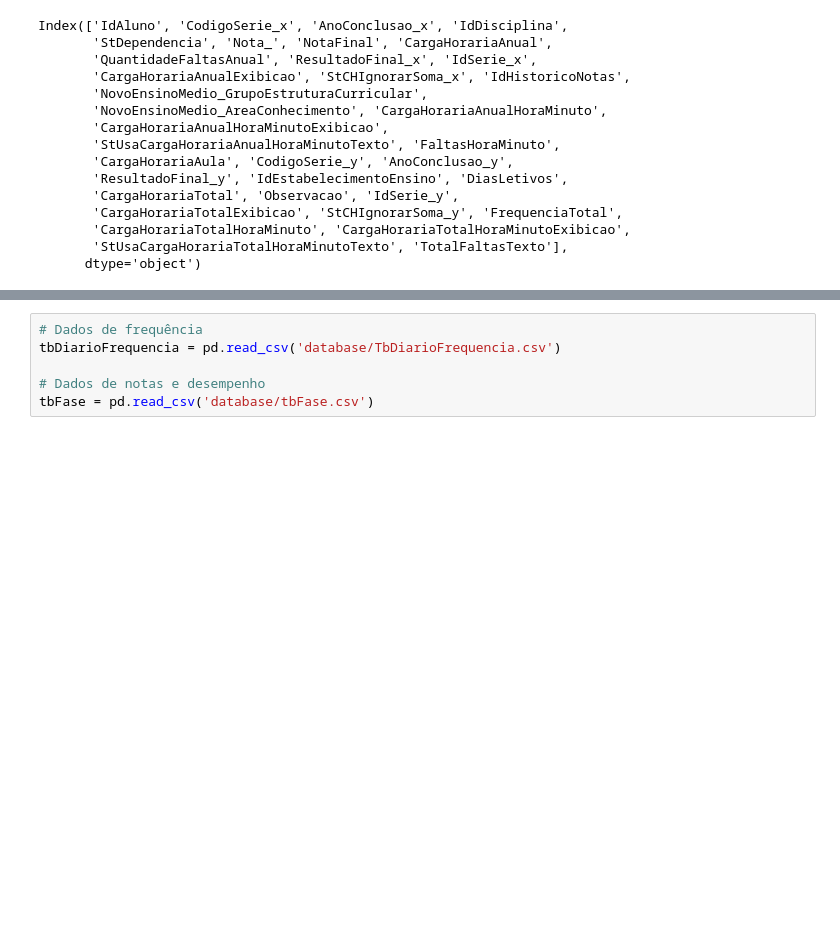
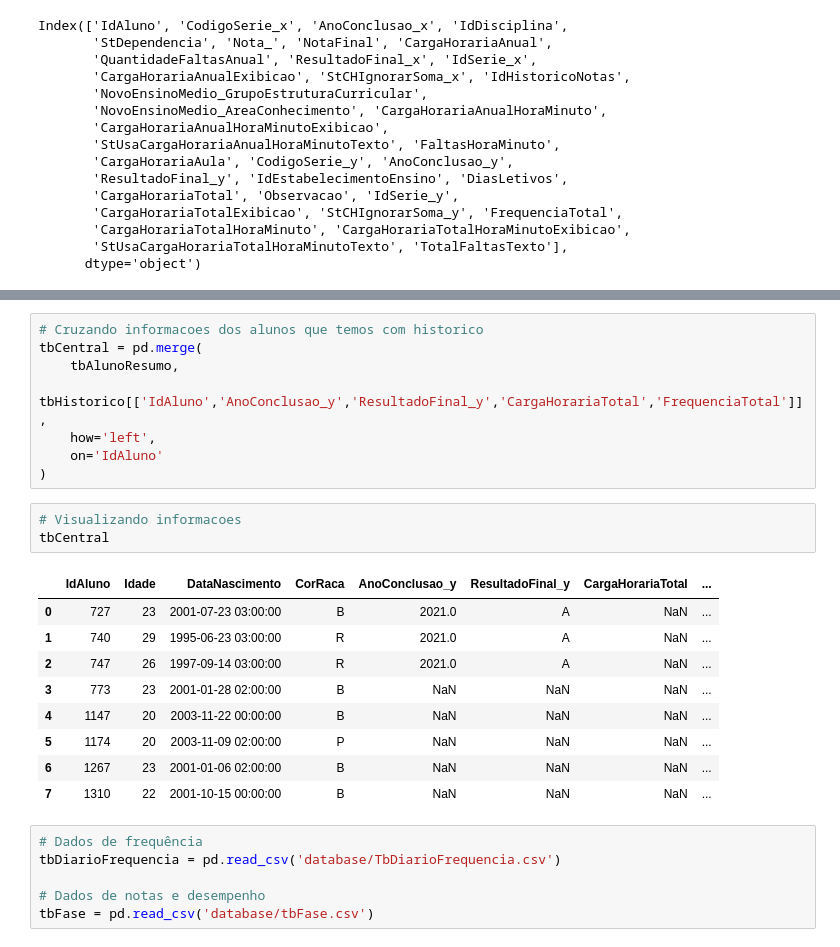
Before and after one commit to tulipia/passos-magicos, a Jupyter notebook: index_v2.ipynb, the cells around one changed output, grey strips where cells are left out. Saved outputs shown, nothing was run; the diff lists cells and outputs as text; blank space fills up the shorter version.

Commit message:
Incluindo base central

```diff
--- a/index_v2.ipynb
+++ b/index_v2.ipynb
@@ -169,3 +176,24 @@ Index(['IdAluno', 'CodigoSerie_x', 'AnoConclusao_x', 'IdDisciplina',
+# %%
+# Cruzando informacoes dos alunos que temos com historico
+tbCentral = pd.merge(
+    tbAlunoResumo,
+    tbHistorico[['IdAluno','AnoConclusao_y','ResultadoFinal_y','CargaHorariaTotal','FrequenciaTotal']],
+    how='left',
+    on='IdAluno'
+)
+# %%
+# Visualizando informacoes
+tbCentral
+# %% [output]
+|  | IdAluno | Idade | DataNascimento | CorRaca | AnoConclusao_y | ResultadoFinal_y | CargaHorariaTotal | ... |
+| 0 | 727 | 23 | 2001-07-23 03:00:00 | B | 2021.0 | A | NaN | ... |
+| 1 | 740 | 29 | 1995-06-23 03:00:00 | R | 2021.0 | A | NaN | ... |
+| 2 | 747 | 26 | 1997-09-14 03:00:00 | R | 2021.0 | A | NaN | ... |
+| 3 | 773 | 23 | 2001-01-28 02:00:00 | B | NaN | NaN | NaN | ... |
+| 4 | 1147 | 20 | 2003-11-22 00:00:00 | B | NaN | NaN | NaN | ... |
+| 5 | 1174 | 20 | 2003-11-09 02:00:00 | P | NaN | NaN | NaN | ... |
+| 6 | 1267 | 23 | 2001-01-06 02:00:00 | B | NaN | NaN | NaN | ... |
+| 7 | 1310 | 22 | 2001-10-15 00:00:00 | B | NaN | NaN | NaN | ... |
 # %%
 # Dados de frequência
 tbDiarioFrequencia = pd.read_csv('database/TbDiarioFrequencia.csv')
```
Also changed, not shown: parts of 3 cells of this notebook.
